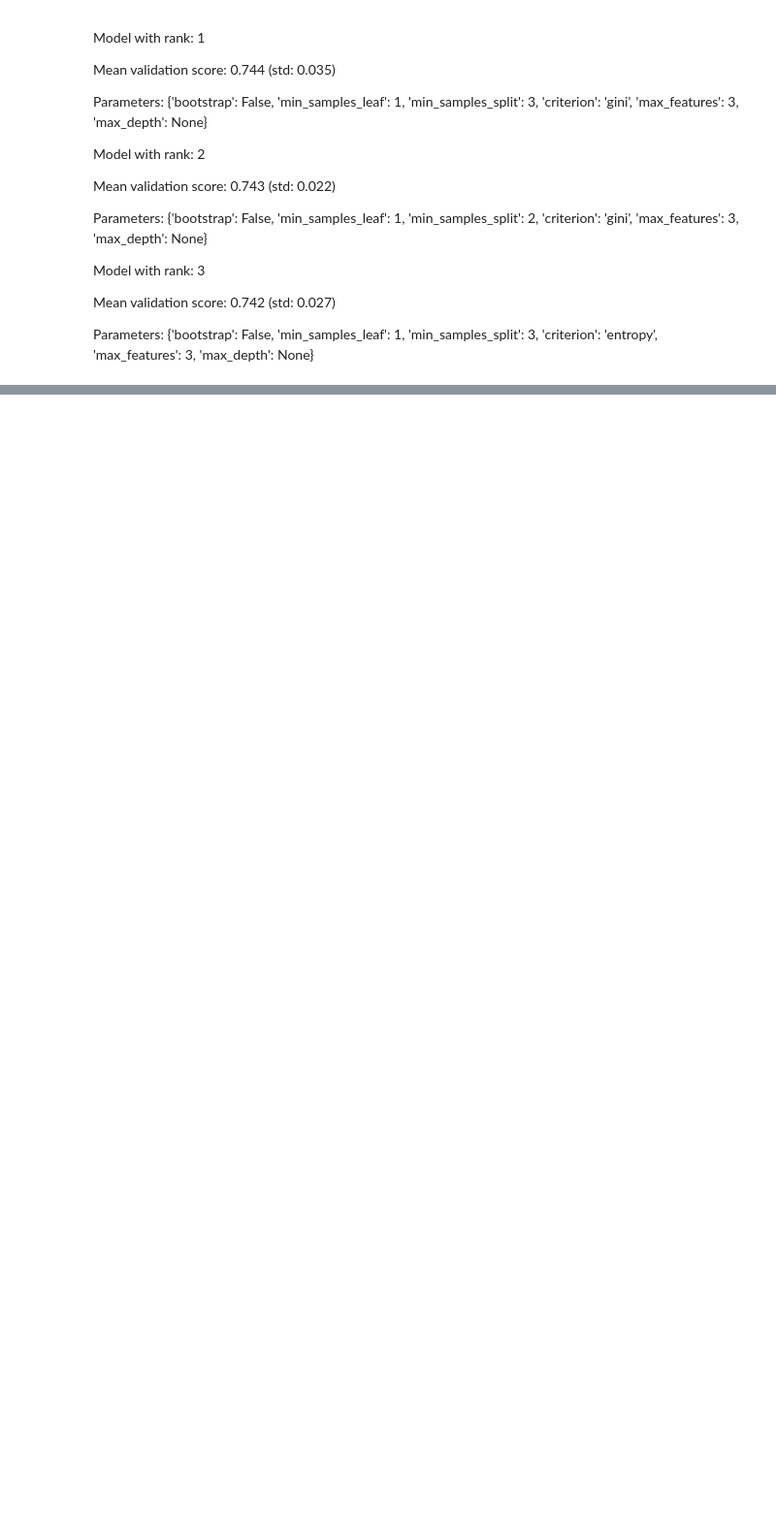
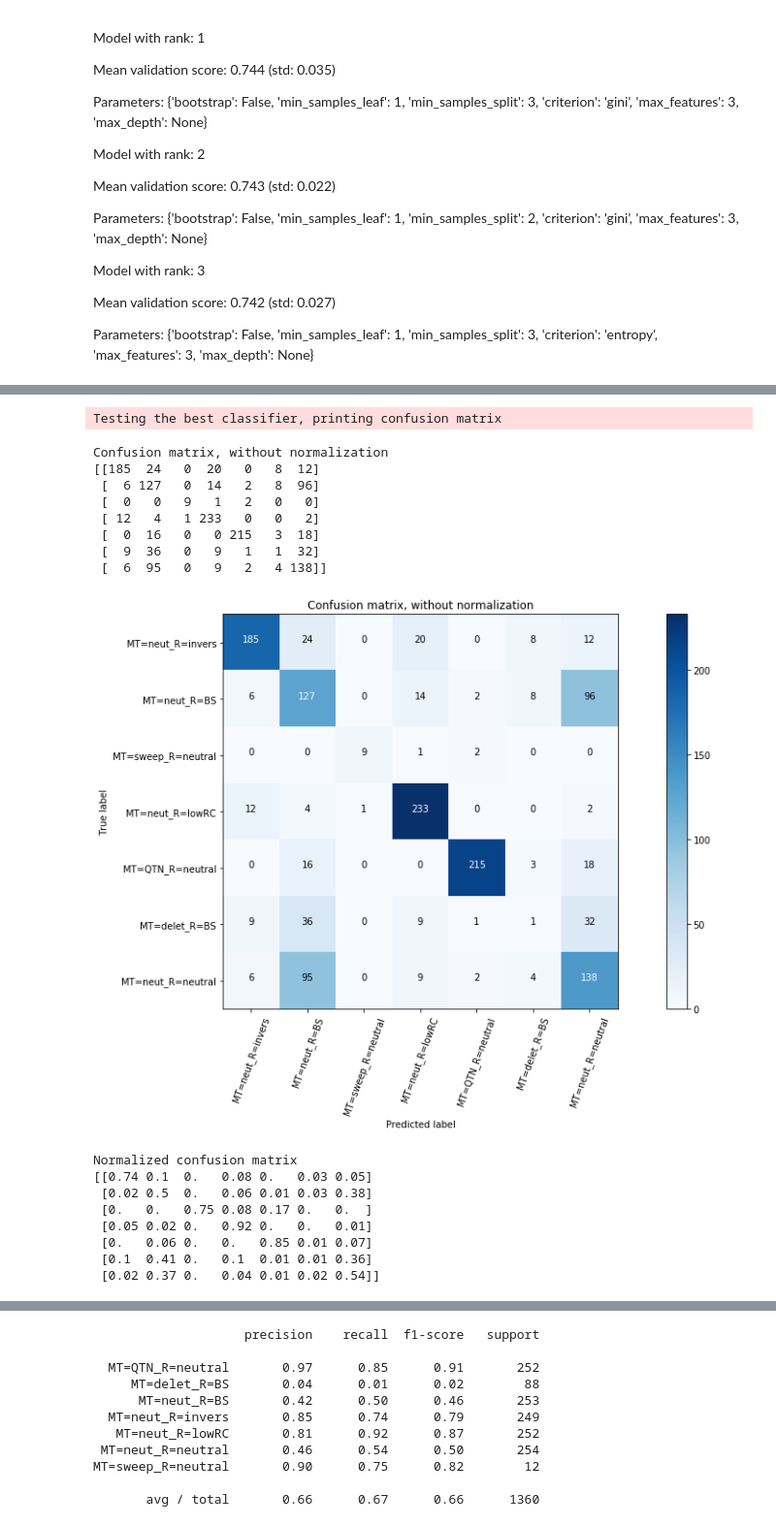
Before and after one commit to TestTheTests/TTT_RecombinationGenomeScans, a Jupyter notebook: ml_project/test_classifier.ipynb, the cells around one changed output, grey strips where cells are left out. Shown at 97% size. Saved outputs shown, nothing was run; the diff lists cells and outputs as text; code cells hidden in the pictures; blank space fills up the shorter version.

```diff
--- a/ml_project/test_classifier.ipynb
+++ b/ml_project/test_classifier.ipynb
@@ -252,0 +214,21 @@ MT=sweep_R=neutral       0.85      0.92      0.88        12
+# %%
+plotReportForComparison("clfAcrossGenomeNoScale1000.p")
+# %% [output]
+Testing the best classifier, printing confusion matrix
+Confusion matrix, without normalization
+[[185  24   0  20   0   8  12]
+ [  6 127   0  14   2   8  96]
+ [  0   0   9   1   2   0   0]
+ [ 12   4   1 233   0   0   2]
+ [  0  16   0   0 215   3  18]
+ [  9  36   0   9   1   1  32]
+ [  6  95   0   9   2   4 138]]
+[figure, added]
+Normalized confusion matrix
+[[0.74 0.1  0.   0.08 0.   0.03 0.05]
+ [0.02 0.5  0.   0.06 0.01 0.03 0.38]
+ [0.   0.   0.75 0.08 0.17 0.   0.  ]
+ [0.05 0.02 0.   0.92 0.   0.   0.01]
+ [0.   0.06 0.   0.   0.85 0.01 0.07]
+ [0.1  0.41 0.   0.1  0.01 0.01 0.36]
+ [0.02 0.37 0.   0.04 0.01 0.02 0.54]]
@@ -252,0 +236,11 @@ MT=sweep_R=neutral       0.85      0.92      0.88        12
+                    precision    recall  f1-score   support
+
+  MT=QTN_R=neutral       0.97      0.85      0.91       252
+     MT=delet_R=BS       0.04      0.01      0.02        88
+      MT=neut_R=BS       0.42      0.50      0.46       253
+  MT=neut_R=invers       0.85      0.74      0.79       249
+   MT=neut_R=lowRC       0.81      0.92      0.87       252
+ MT=neut_R=neutral       0.46      0.54      0.50       254
+MT=sweep_R=neutral       0.90      0.75      0.82        12
+
+       avg / total       0.66      0.67      0.66      1360
```
Also changed, not shown: parts of 20 cells of this notebook, 26 other files.
